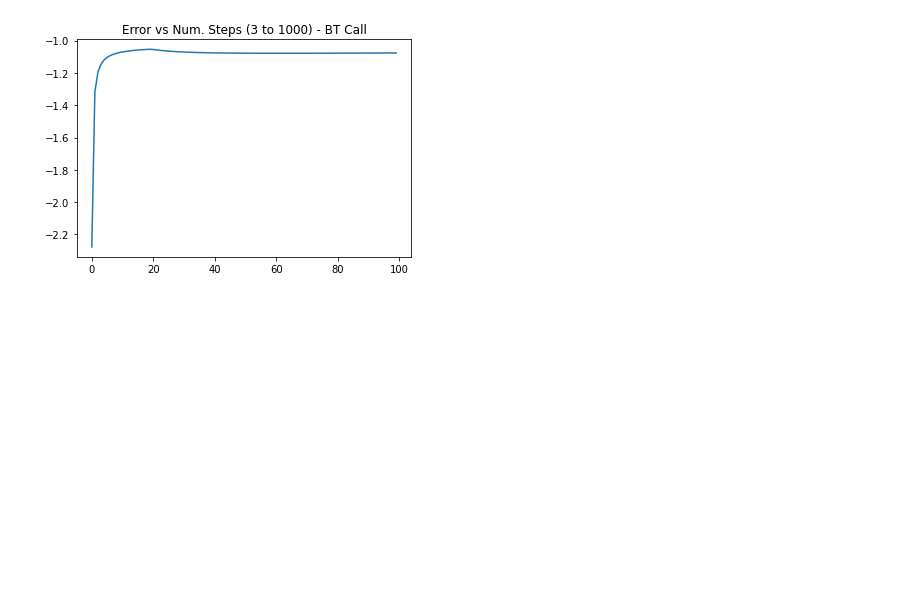
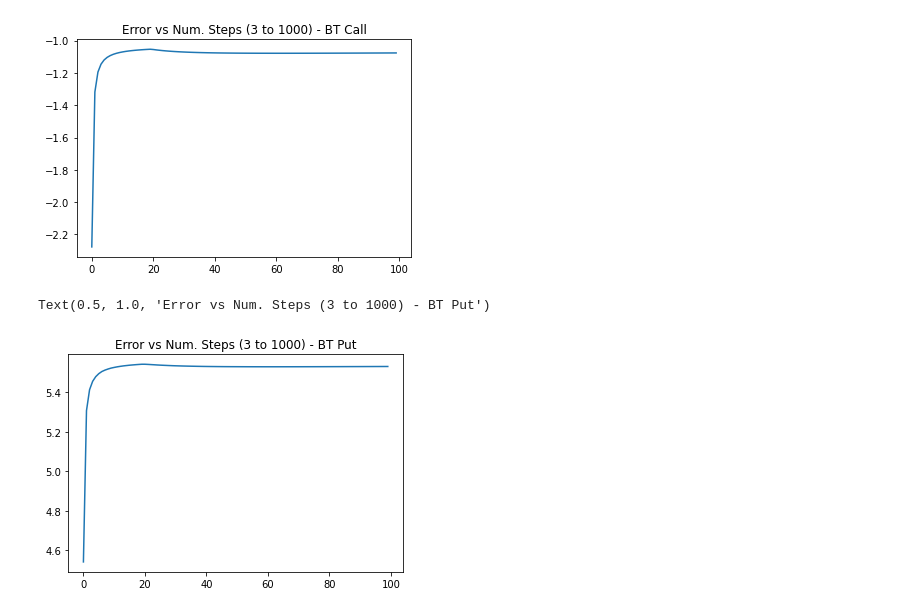
Before and after one commit to sidiyer00/FE620-Option-Pricing, a Jupyter notebook: aapl_pricing.ipynb, the cells around one changed output. Saved outputs shown, nothing was run; the diff lists cells and outputs as text; code cells hidden in the pictures; blank space fills up the shorter version.

```diff
--- a/aapl_pricing.ipynb
+++ b/aapl_pricing.ipynb
@@ -116,9 +128,21 @@ for i in range(3, 1000, 10):
     # put_price = lsm_pricer("ap", i, S0, K, r, sig, T, discrete_freq, POLY_DEGREE)
     call_price = btree_pricer(S0, K, sig, r, T, i, "ac")
     call_fntree.append(call_price)
+# %%
+put_fntree = []
+for i in range(3, 1000, 10):
+    # put_price = lsm_pricer("ap", i, S0, K, r, sig, T, discrete_freq, POLY_DEGREE)
+    put_price = btree_pricer(S0, K, sig, r, T, i, "ap")
+    put_fntree.append(put_price)
 # %%
 plt.plot(actual_call - np.array(call_fntree))
 plt.title("Error vs Num. Steps (3 to 1000) - BT Call")
 # %% [output]
 Text(0.5, 1.0, 'Error vs Num. Steps (3 to 1000) - BT Call')
 [figure]
+# %%
+plt.plot(actual_put - np.array(put_fntree))
+plt.title("Error vs Num. Steps (3 to 1000) - BT Put")
+# %% [output]
+Text(0.5, 1.0, 'Error vs Num. Steps (3 to 1000) - BT Put')
+[figure, added]
```
Also changed, not shown: parts of 2 cells of this notebook.
